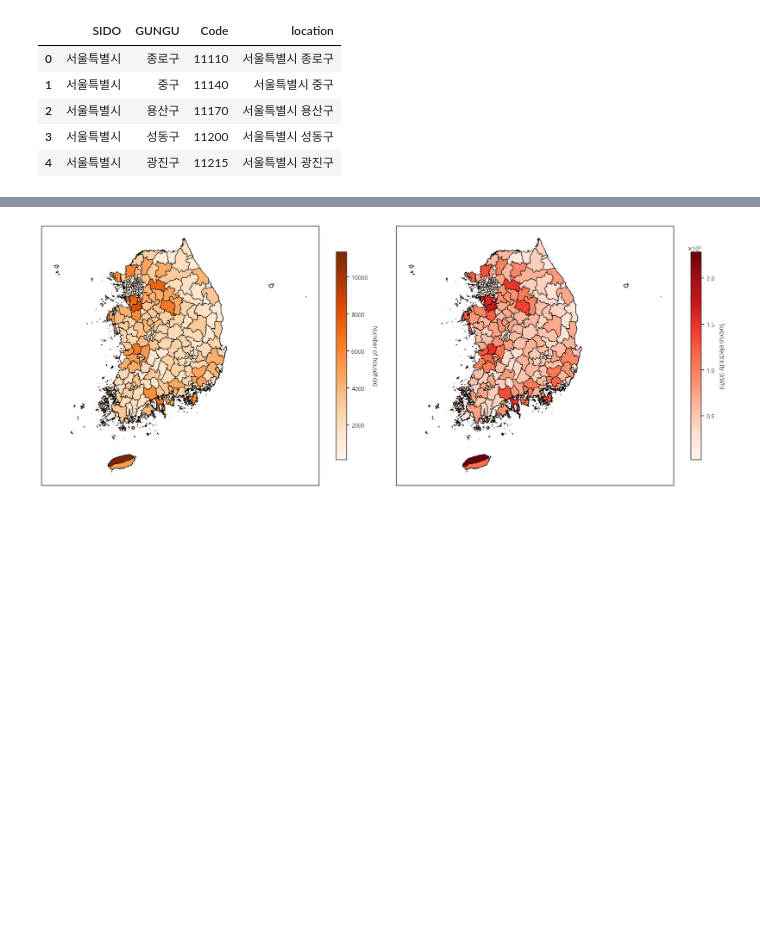
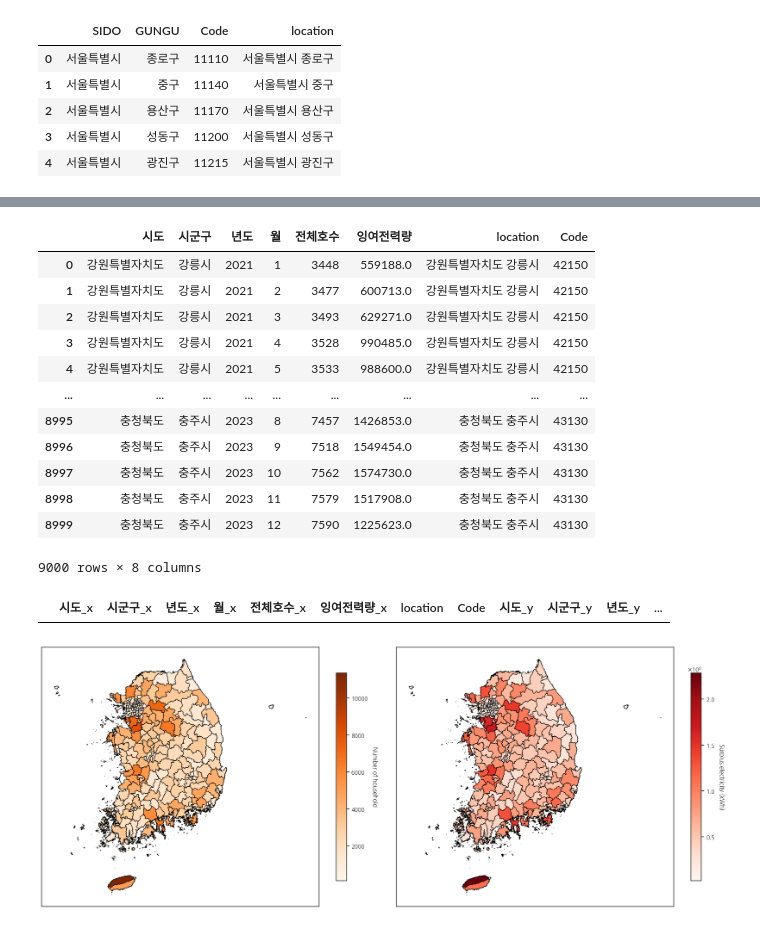
Before and after one commit to clodaghchoi/bitcoin-price-prediction-and-calculate-revenue-using-surplus-electricity-in-South-korea, a Jupyter notebook: code for the publishing.ipynb, the cells around one changed output, grey strips where cells are left out. Cells and saved outputs as stored; diff of their text form; code cells hidden in the pictures; blank space fills up the shorter version.

```diff
--- a/code for the publishing.ipynb
+++ b/code for the publishing.ipynb
@@ -493,0 +524,24 @@ geodata = gpd.GeoDataFrame(geodata, geometry=geodata['geometry'])
+# %%
+remains_new
+# %% [output]
+|  | 시도 | 시군구 | 년도 | 월 | 전체호수 | 잉여전력량 | location | Code |
+| 0 | 강원특별자치도 | 강릉시 | 2021 | 1 | 3448 | 559188.0 | 강원특별자치도 강릉시 | 42150 |
+| 1 | 강원특별자치도 | 강릉시 | 2021 | 2 | 3477 | 600713.0 | 강원특별자치도 강릉시 | 42150 |
+| 2 | 강원특별자치도 | 강릉시 | 2021 | 3 | 3493 | 629271.0 | 강원특별자치도 강릉시 | 42150 |
+| 3 | 강원특별자치도 | 강릉시 | 2021 | 4 | 3528 | 990485.0 | 강원특별자치도 강릉시 | 42150 |
+| 4 | 강원특별자치도 | 강릉시 | 2021 | 5 | 3533 | 988600.0 | 강원특별자치도 강릉시 | 42150 |
+| ... | ... | ... | ... | ... | ... | ... | ... | ... |
+| 8995 | 충청북도 | 충주시 | 2023 | 8 | 7457 | 1426853.0 | 충청북도 충주시 | 43130 |
+| 8996 | 충청북도 | 충주시 | 2023 | 9 | 7518 | 1549454.0 | 충청북도 충주시 | 43130 |
+| 8997 | 충청북도 | 충주시 | 2023 | 10 | 7562 | 1574730.0 | 충청북도 충주시 | 43130 |
+| 8998 | 충청북도 | 충주시 | 2023 | 11 | 7579 | 1517908.0 | 충청북도 충주시 | 43130 |
+| 8999 | 충청북도 | 충주시 | 2023 | 12 | 7590 | 1225623.0 | 충청북도 충주시 | 43130 |
+9000 rows × 8 columns
+# %%
+remains_new['Code'] = remains_new['Code'].astype(str)
+geo_data['Code'] = geo_data['Code'].astype(str)
+
+pd.merge(remains_new, geo_data, left_on='Code', right_on='Code', how='left') \
+            .loc[lambda df: df['Code'].isna()]
+# %% [output]
+|  | 시도_x | 시군구_x | 년도_x | 월_x | 전체호수_x | 잉여전력량_x | location | Code | 시도_y | 시군구_y | 년도_y | ... |
```
Also changed, not shown: parts of 16 cells of this notebook.
